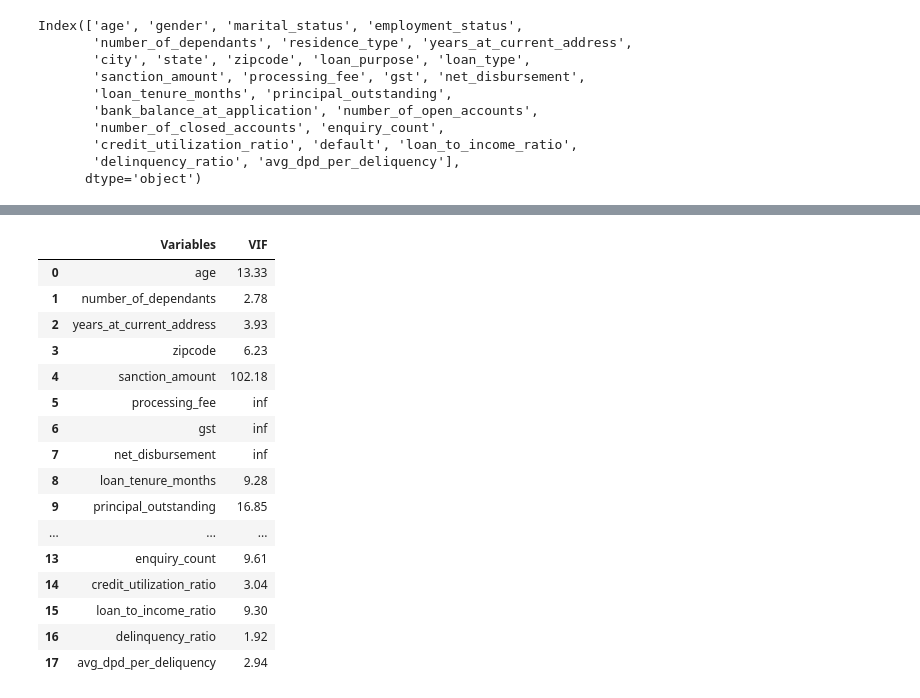
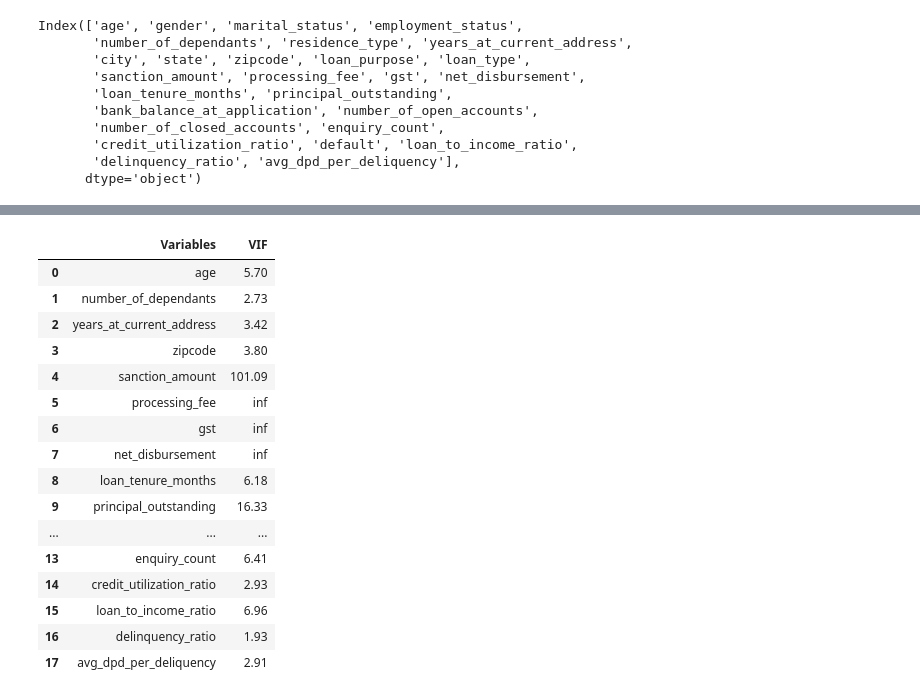
Before and after one commit to data-detectiv/credit-risk-modelling-classification, a Jupyter notebook: credit_risk_modelling.ipynb, the cells around one changed output, grey strips where cells are left out. Saved outputs shown, nothing was run; the diff lists cells and outputs as text; code cells hidden in the pictures.

```diff
--- a/credit_risk_modelling.ipynb
+++ b/credit_risk_modelling.ipynb
@@ -194,3 +207,3 @@ memory usage: 9.6+ MB
 # %%
-numerical_cols = df_train.select_dtypes(['int64','int32', 'float64']).columns
-categorical_cols = df_train.select_dtypes('object').columns
+numerical_cols = df_train.select_dtypes(['int64', 'float64']).columns
+categorical_cols = df_train.drop(['cust_id', 'loan_id'], axis=1).select_dtypes('object').columns
@@ -505,4 +580,4 @@ Index(['age', 'number_of_dependants', 'years_at_current_address', 'zipcode',
       dtype='object')
 # %%
-X = df_train3.drop(['default'], axis=1)
-y = df_train3['default']
+X_train = df_train3.drop(['default'], axis=1)
+y_train = df_train3['default']
@@ -510,0 +584,5 @@ y = df_train3['default']
+# %%
+cols_to_scale = X_train.select_dtypes(['int64','int32', 'float64']).columns
+# %%
+scaler = MinMaxScaler()
+X_train[cols_to_scale] = scaler.fit_transform(X_train[cols_to_scale])
@@ -511,26 +599,26 @@ y = df_train3['default']
 # %%
 def calculate_vif(data):
     vif_df = pd.DataFrame()
     vif_df['Variables'] = data.columns
     vif_df['VIF'] = [variance_inflation_factor(data.values, i) for i in range(data.shape[1])]
     return vif_df
 
-calculate_vif(df_train3[num_cols])
+calculate_vif(X_train[cols_to_scale])
 # %% [output]
 |  | Variables | VIF |
-| 0 | age | 13.33 |
-| 1 | number_of_dependants | 2.78 |
-| 2 | years_at_current_address | 3.93 |
-| 3 | zipcode | 6.23 |
-| 4 | sanction_amount | 102.18 |
+| 0 | age | 5.70 |
+| 1 | number_of_dependants | 2.73 |
+| 2 | years_at_current_address | 3.42 |
+| 3 | zipcode | 3.80 |
+| 4 | sanction_amount | 101.09 |
 | 5 | processing_fee | inf |
 | 6 | gst | inf |
 | 7 | net_disbursement | inf |
-| 8 | loan_tenure_months | 9.28 |
-| 9 | principal_outstanding | 16.85 |
+| 8 | loan_tenure_months | 6.18 |
+| 9 | principal_outstanding | 16.33 |
 | ... | ... | ... |
-| 13 | enquiry_count | 9.61 |
-| 14 | credit_utilization_ratio | 3.04 |
-| 15 | loan_to_income_ratio | 9.30 |
-| 16 | delinquency_ratio | 1.92 |
-| 17 | avg_dpd_per_deliquency | 2.94 |
+| 13 | enquiry_count | 6.41 |
+| 14 | credit_utilization_ratio | 2.93 |
+| 15 | loan_to_income_ratio | 6.96 |
+| 16 | delinquency_ratio | 1.93 |
+| 17 | avg_dpd_per_deliquency | 2.91 |
```
Also changed, not shown: parts of 27 cells of this notebook.
